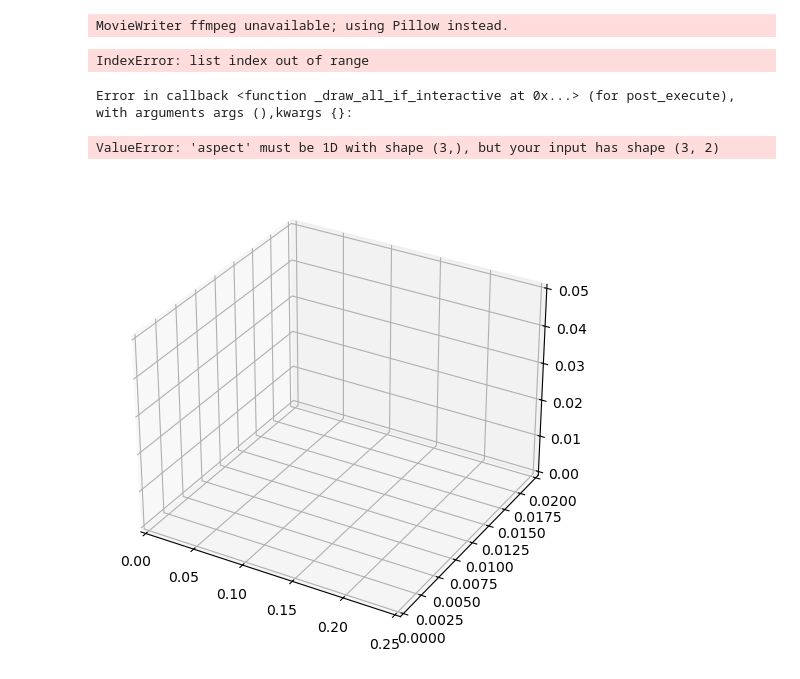
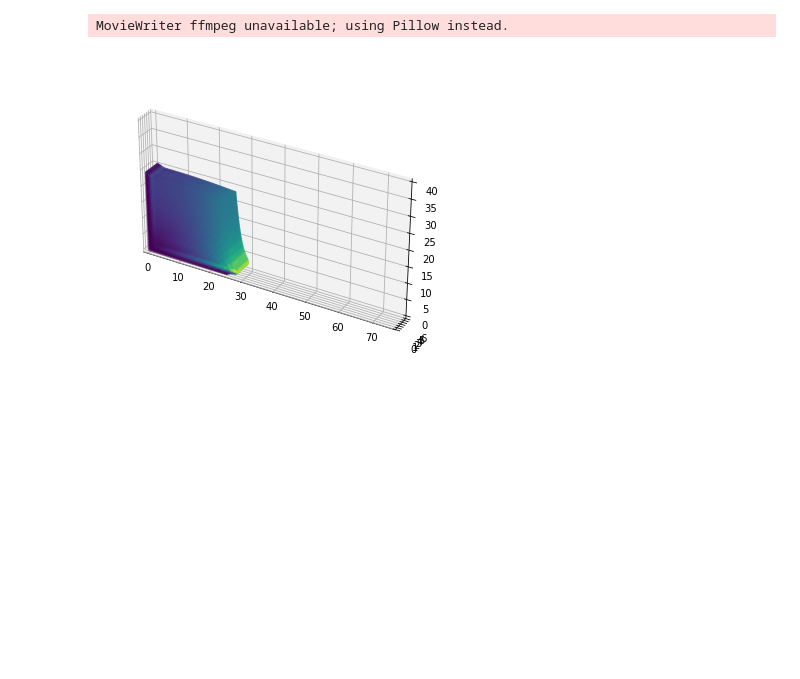
Before and after one commit to edoyango/GraMPM, a Jupyter notebook: plot.ipynb, the cells around one changed output. Drawn from its saved outputs; the diff is of its cells as text; code cells hidden in the pictures; blank space fills up the shorter version.

```diff
--- a/plot.ipynb
+++ b/plot.ipynb
@@ -1,38 +1,35 @@
 # %%
 import numpy as np
 import matplotlib.pyplot as plt
 from matplotlib.animation import FuncAnimation, PillowWriter
 import os
 
 # Path to the folder containing your PNG images
 image_folder = '.'
 
 images = [img for img in os.listdir(image_folder) if img.startswith("p_")]
 
 images.sort()
 
 fig = plt.figure(figsize=(14, 6))
 ax = fig.add_subplot(projection='3d')
 
 def animate(i):
     ax.clear()
     p = np.loadtxt(images[i], skiprows=1)
-    # ax.set_xlim([0., 0.25])
-    # ax.set_ylim([0., 0.02])
-    # ax.set_zlim([0., 0.05])
-    ax.set_box_aspect(([0., 0.25], [0., 0.02], [0., 0.05]))
-    quant = np.linalg.norm(p[:, 3:6], axis=1)
+    ax.set_xlim([0., 75.])
+    ax.set_ylim([0., 6.])
+    ax.set_zlim([0., 40.])
+    ax.set_box_aspect((75., 6., 40.))
+    quant = np.linalg.norm(p[:, 4:7], axis=1)
     # quant = p[:, 7]
     # quant = p[:, 5]
-    points = ax.scatter(p[:, 0], p[:, 1], p[:, 2], 5, quant)
+    points = ax.scatter(p[:, 1], p[:, 2], p[:, 3], s=5, c=quant)
     # ax.colorbar(location="bottom")
     return points
 
-ani = FuncAnimation(fig, animate, frames=19)
-ani.save("output.gif")
+ani = FuncAnimation(fig, animate, frames=10)
+ani.save("output-eos.gif")
 # %% [output]
 MovieWriter ffmpeg unavailable; using Pillow instead.
-IndexError: list index out of range
-Error in callback <function _draw_all_if_interactive at 0x...> (for post_execute), with arguments args (),kwargs {}:
-ValueError: 'aspect' must be 1D with shape (3,), but your input has shape (3, 2)
-[figure, old version]
+[figure, new version]
```
Also changed, not shown: 4 other files.
